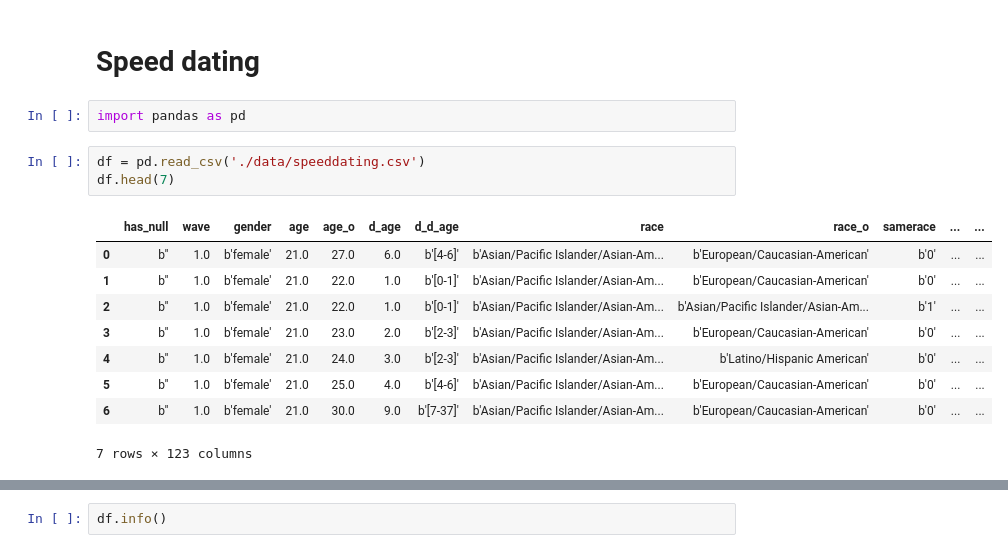
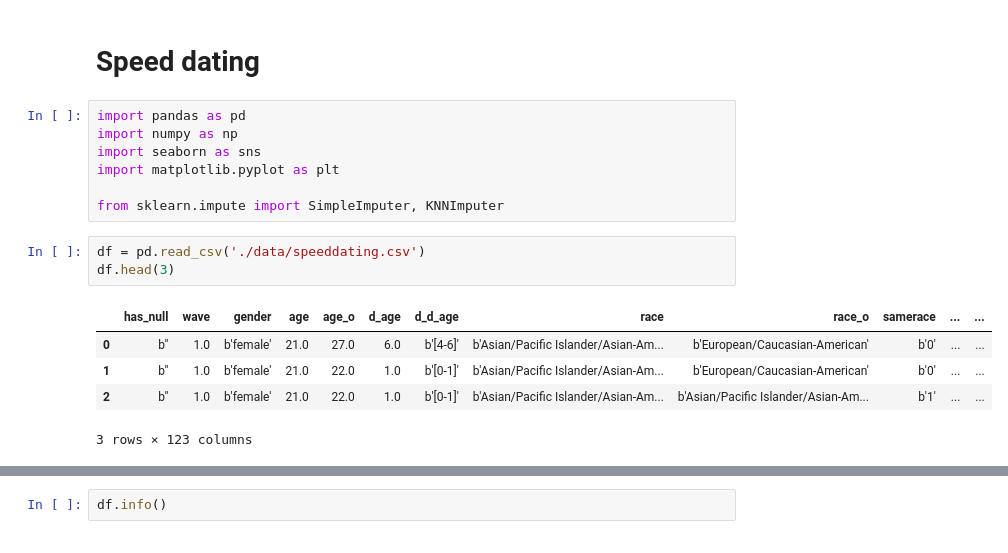
Before and after one commit to Zajecia-na-PWr-LR/lista6-swientyk, a Jupyter notebook: L6_speed_dating.ipynb, the cells around one changed output, grey strips where cells are left out. Drawn from its saved outputs; the diff is of its cells as text.

```diff
--- a/L6_speed_dating.ipynb
+++ b/L6_speed_dating.ipynb
@@ -2,19 +2,20 @@
 # Speed dating
 # %%
 import pandas as pd
+import numpy as np
+import seaborn as sns
+import matplotlib.pyplot as plt
+
+from sklearn.impute import SimpleImputer, KNNImputer
 # %%
 df = pd.read_csv('./data/speeddating.csv')
-df.head(7)
+df.head(3)
 # %% [output]
 |  | has_null | wave | gender | age | age_o | d_age | d_d_age | race | race_o | samerace | ... | ... |
 | 0 | b'' | 1.0 | b'female' | 21.0 | 27.0 | 6.0 | b'[4-6]' | b'Asian/Pacific Islander/Asian-Am... | b'European/Caucasian-American' | b'0' | ... | ... |
 | 1 | b'' | 1.0 | b'female' | 21.0 | 22.0 | 1.0 | b'[0-1]' | b'Asian/Pacific Islander/Asian-Am... | b'European/Caucasian-American' | b'0' | ... | ... |
 | 2 | b'' | 1.0 | b'female' | 21.0 | 22.0 | 1.0 | b'[0-1]' | b'Asian/Pacific Islander/Asian-Am... | b'Asian/Pacific Islander/Asian-Am... | b'1' | ... | ... |
-| 3 | b'' | 1.0 | b'female' | 21.0 | 23.0 | 2.0 | b'[2-3]' | b'Asian/Pacific Islander/Asian-Am... | b'European/Caucasian-American' | b'0' | ... | ... |
-| 4 | b'' | 1.0 | b'female' | 21.0 | 24.0 | 3.0 | b'[2-3]' | b'Asian/Pacific Islander/Asian-Am... | b'Latino/Hispanic American' | b'0' | ... | ... |
-| 5 | b'' | 1.0 | b'female' | 21.0 | 25.0 | 4.0 | b'[4-6]' | b'Asian/Pacific Islander/Asian-Am... | b'European/Caucasian-American' | b'0' | ... | ... |
-| 6 | b'' | 1.0 | b'female' | 21.0 | 30.0 | 9.0 | b'[7-37]' | b'Asian/Pacific Islander/Asian-Am... | b'European/Caucasian-American' | b'0' | ... | ... |
-7 rows × 123 columns
+3 rows × 123 columns
 # %%
 columns_to_drop = ['has_null', 'wave', 'd_d_age', 'd_importance_same_race', 'd_importance_same_religion',
                    'd_pref_o_attractive', 'd_pref_o_sincere', 'd_pref_o_intelligence',
```
Also changed, not shown: parts of 15 cells of this notebook.
